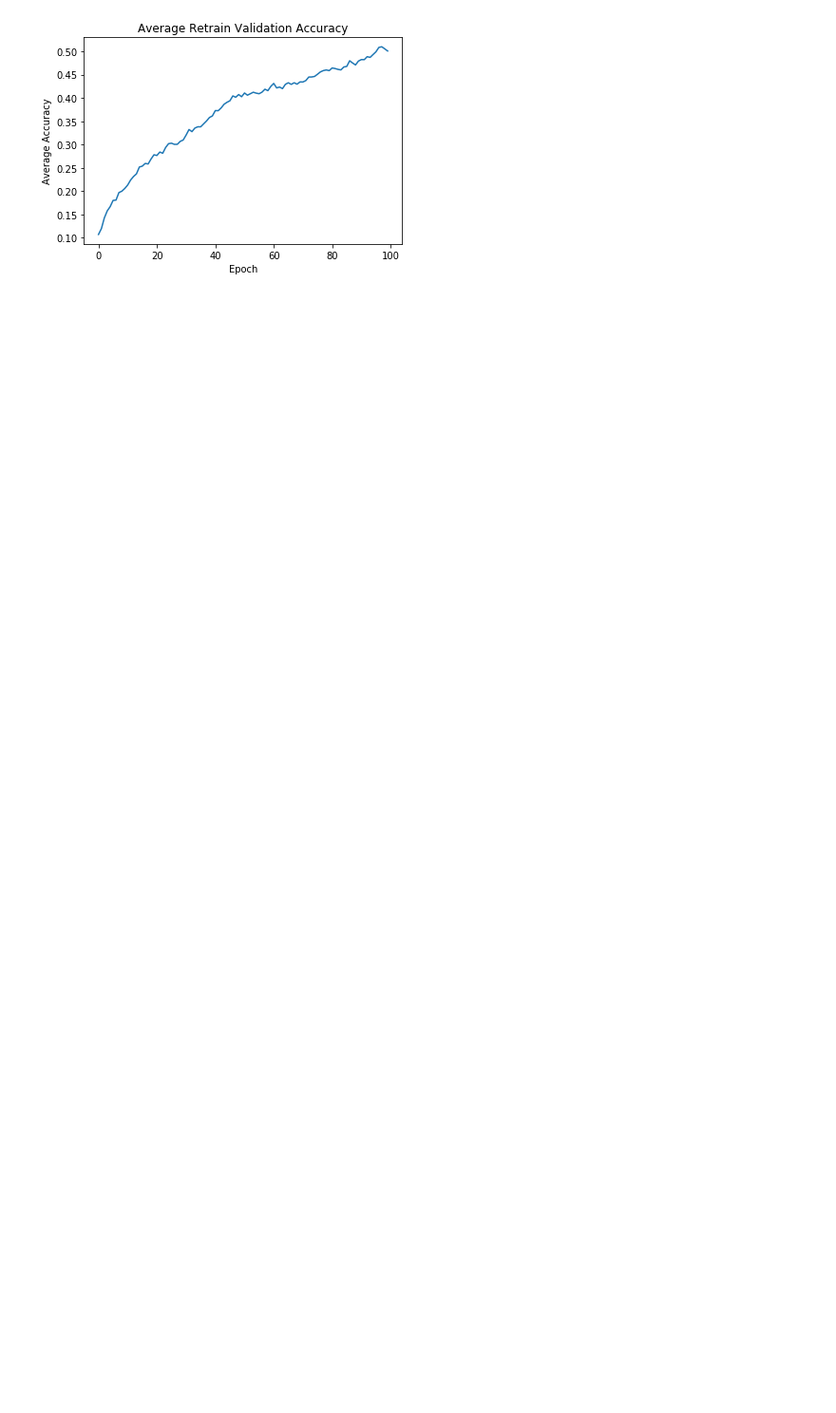
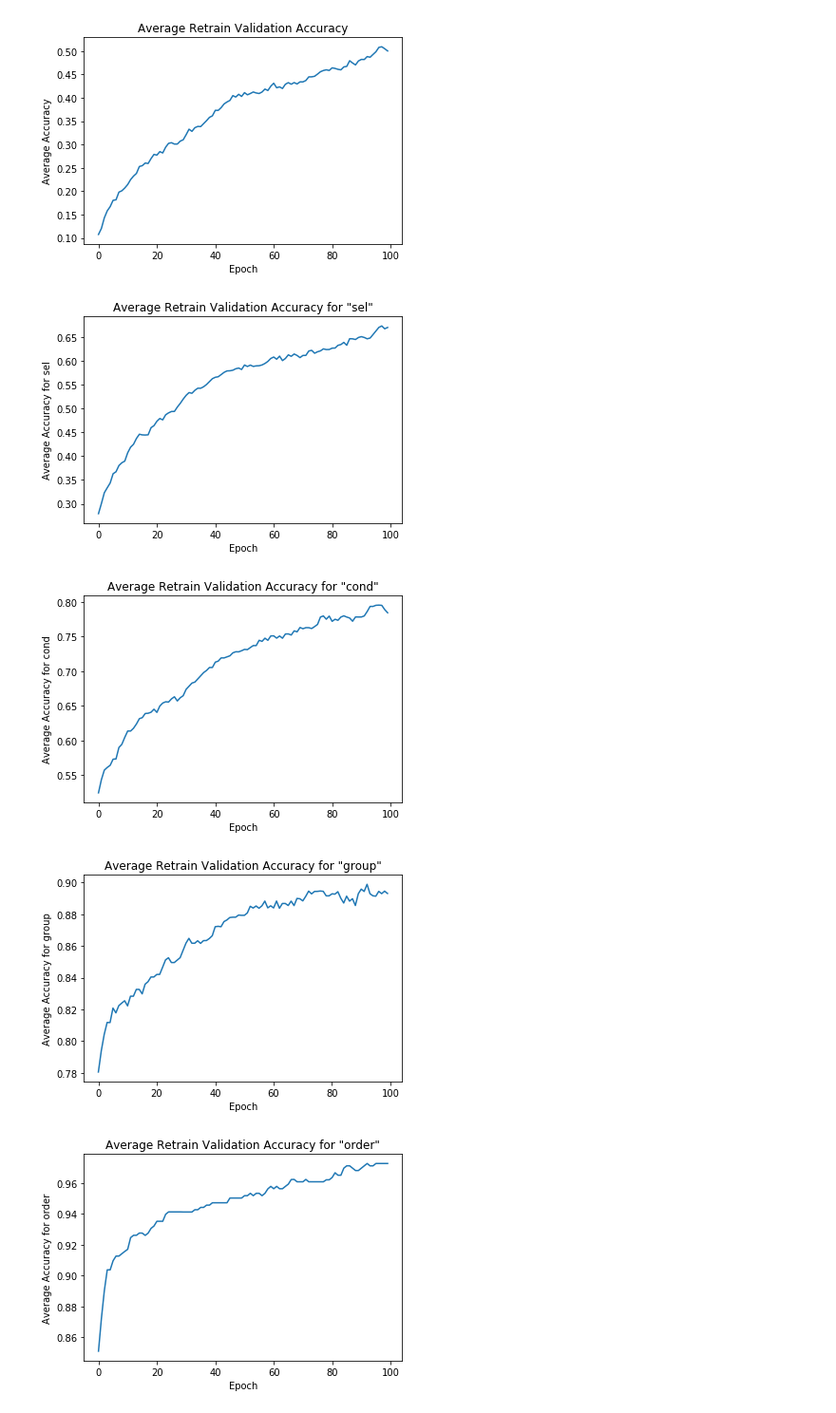
Before and after one commit to rafalbielech/text2sql_transfer_learning, a Jupyter notebook: etc/results/parse.ipynb, the cells around one changed output. Shown: that part at 95% size. Saved outputs shown, nothing was run; the diff lists cells and outputs as text; code cells hidden in the pictures; blank space fills up the shorter version.

Commit message:
added a few results

```diff
--- a/etc/results/parse.ipynb
+++ b/etc/results/parse.ipynb
@@ -169,7 +169,7 @@ wrestler 40
 wta_1 62
 yelp 111'''
 
-retrain_sizes = {p.split()[0]:int(np.ceil(float(p.split()[1])*0.4)) for p in retrain_sizes.splitlines()}
+retrain_sizes = {p.split()[0]:int(np.ceil(float(p.split()[1])*0.3)) for p in retrain_sizes.splitlines()}
 # %%
 def get_textfiles():
     textfiles = []
@@ -236,3 +236,20 @@ plt.xlabel('Epoch')
 plt.show()
 # %% [output]
 [figure]
+# %%
+for breakdown_type in ['sel', 'cond', 'group', 'order']:
+    avg = np.zeros(100)
+    for res in results:
+        avg += res['retrain']['breakdown'][breakdown_type] * res['retrain_size']
+
+    avg /= sum(r['retrain_size'] for r in results)
+    plt.plot(avg)
+    plt.title(f'Average Retrain Validation Accuracy for "{breakdown_type}"')
+    plt.ylabel(f'Average Accuracy for {breakdown_type}')
+    plt.xlabel('Epoch')
+    plt.show()
+# %% [output]
+[figure, added]
+[figure, added]
+[figure, added]
+[figure, added]
```
